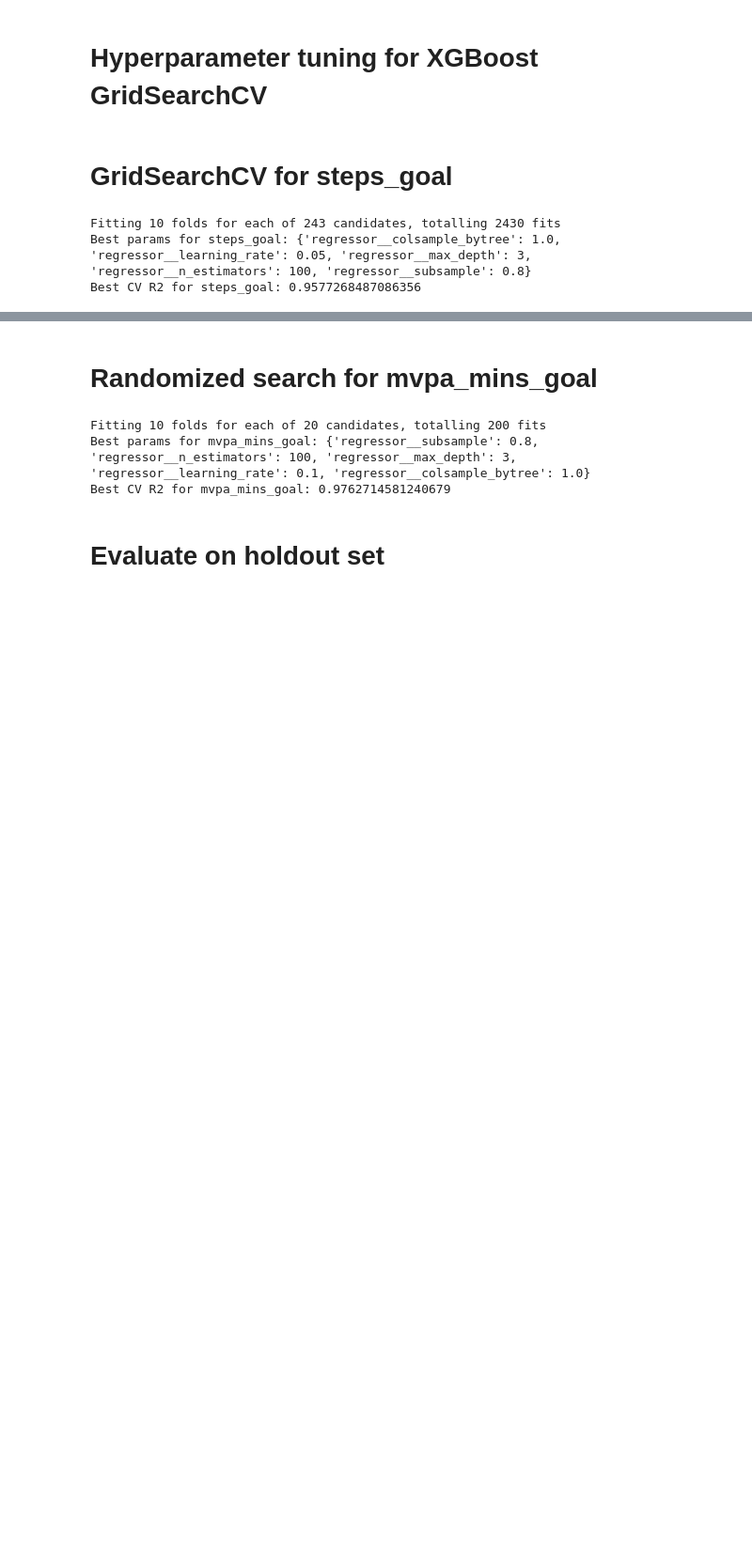
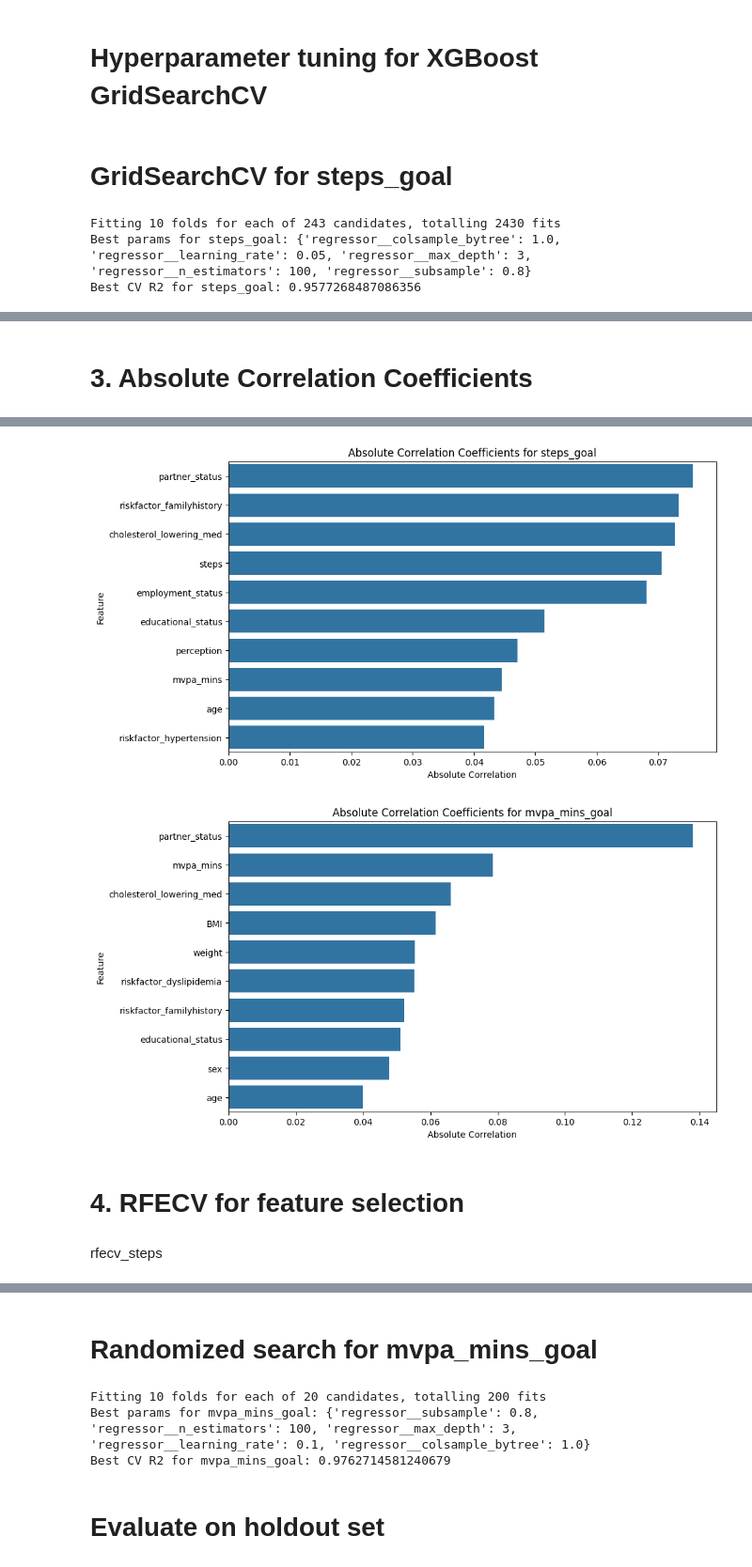
Before and after one commit to aliowx/activity-goal-prediction, a Jupyter notebook: notebook/final_model_notebook.ipynb, the cells around one changed output, grey strips where cells are left out. Shown at 94% size. Cells and saved outputs as stored; diff of their text form; code cells hidden in the pictures; blank space fills up the shorter version.

```diff
--- a/notebook/final_model_notebook.ipynb
+++ b/notebook/final_model_notebook.ipynb
@@ -405,0 +543,35 @@ Best CV R2 for steps_goal: 0.9577268487086356
+# %% [markdown]
+# 3. Absolute Correlation Coefficients
+# %%
+
+corr_matrix = pd.DataFrame(X_preprocessed, columns=numeric_columns).corrwith(y_temp['steps_goal'])
+corr_importance_steps = pd.DataFrame({
+    'Feature': numeric_columns,
+    'Absolute Correlation': np.abs(corr_matrix)
+})
+corr_importance_steps = corr_importance_steps.sort_values(by='Absolute Correlation', ascending=False)
+corr_importance_steps.to_csv('../data/corr_feature_importance_steps_goal.csv', index=False)
+logger.info("Correlation feature importance for steps_goal saved as '../data/corr_feature_importance_steps_goal.csv'")
+
+corr_matrix_mvpa = pd.DataFrame(X_preprocessed, columns=numeric_columns).corrwith(y_temp['mvpa_mins_goal'])
+corr_importance_mvpa = pd.DataFrame({
+    'Feature': numeric_columns,
+    'Absolute Correlation': np.abs(corr_matrix_mvpa)
+})
+corr_importance_mvpa = corr_importance_mvpa.sort_values(by='Absolute Correlation', ascending=False)
+corr_importance_mvpa.to_csv('../data/corr_feature_importance_mvpa_mins_goal.csv', index=False)
+logger.info("Correlation feature importance for mvpa_mins_goal saved as '../data/corr_feature_importance_mvpa_mins_goal.csv'")
+
+# Plot Correlation Coefficients
+plt.figure(figsize=(10, 6))
+sns.barplot(x='Absolute Correlation', y='Feature', data=corr_importance_steps.head(10))
+plt.title('Absolute Correlation Coefficients for steps_goal')
+plt.savefig('../photo/corr_feature_importance_steps_goal.png')
+plt.show()
+
+plt.figure(figsize=(10, 6))
+sns.barplot(x='Absolute Correlation', y='Feature', data=corr_importance_mvpa.head(10))
+plt.title('Absolute Correlation Coefficients for mvpa_mins_goal')
+plt.savefig('../photo/corr_feature_importance_mvpa_mins_goal.png')
+plt.show()
+# %% [output]
@@ -405,0 +580,6 @@ Best CV R2 for steps_goal: 0.9577268487086356
+[figure, added]
+[figure, added]
+# %% [markdown]
+# 4. RFECV for feature selection
+# %% [markdown]
+rfecv_steps
```
Also changed, not shown: parts of 17 cells of this notebook.
